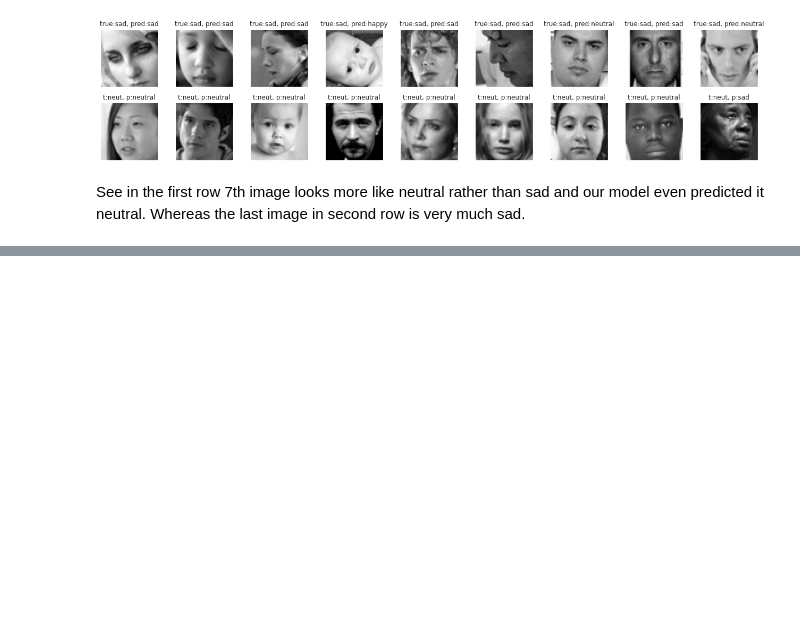
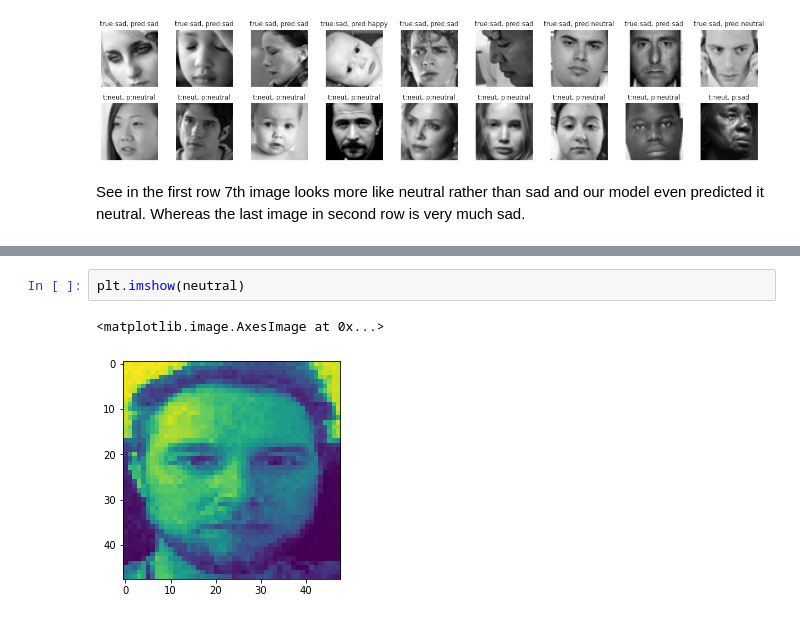
Before and after one commit to joelweber97/Python3_Emotion_Classifier, a Jupyter notebook: facial-emotion-recognition.ipynb, the cells around one changed output, grey strips where cells are left out. Saved outputs shown, nothing was run; the diff lists cells and outputs as text; blank space fills up the shorter version.

```diff
--- a/facial-emotion-recognition.ipynb
+++ b/facial-emotion-recognition.ipynb
@@ -491,0 +538,5 @@ See in the first row 7th image looks more like neutral rather than sad and our m
+# %%
+plt.imshow(neutral)
+# %% [output]
+<matplotlib.image.AxesImage at 0x...>
+[figure, added]
```
Also changed, not shown: parts of 11 cells of this notebook, 3 other files.
